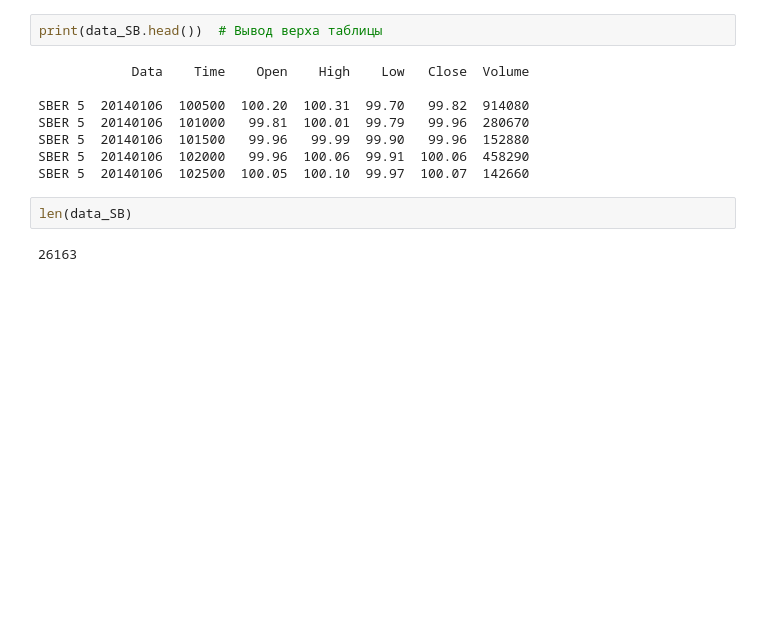
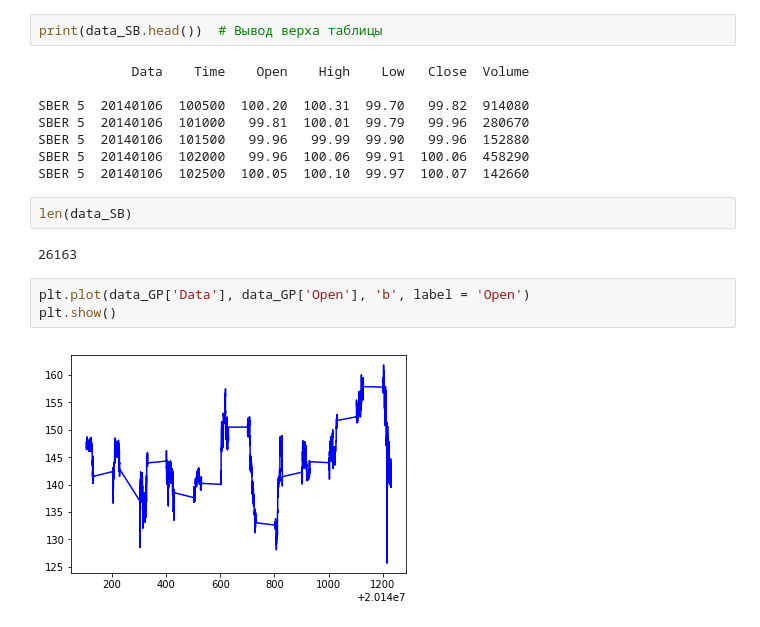
Before and after one commit to AdeleWolff/Subbotin_A_A, a Jupyter notebook: Kursach.ipynb, the cells around one changed output. Cells and saved outputs as stored; diff of their text form; blank space fills up the shorter version.

```diff
--- a/Kursach.ipynb
+++ b/Kursach.ipynb
@@ -249,3 +250,8 @@ SBER 5  20140106  102500  100.05  100.10  99.97  100.07  142660
 len(data_SB)
 # %% [output]
 26163
+# %%
+plt.plot(data_GP['Data'], data_GP['Open'], 'b', label = 'Open')
+plt.show()
+# %% [output]
+[figure, added]
```
Also changed, not shown: parts of 6 cells of this notebook.
